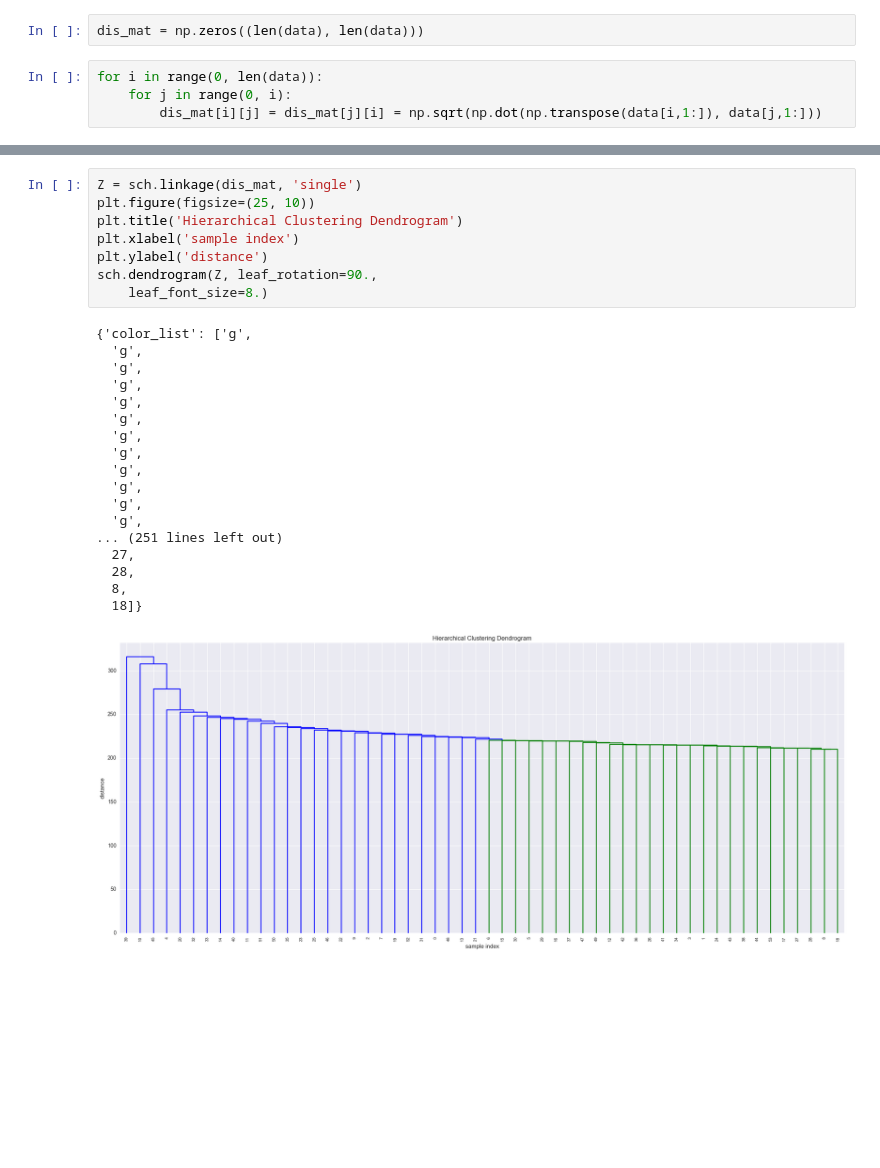
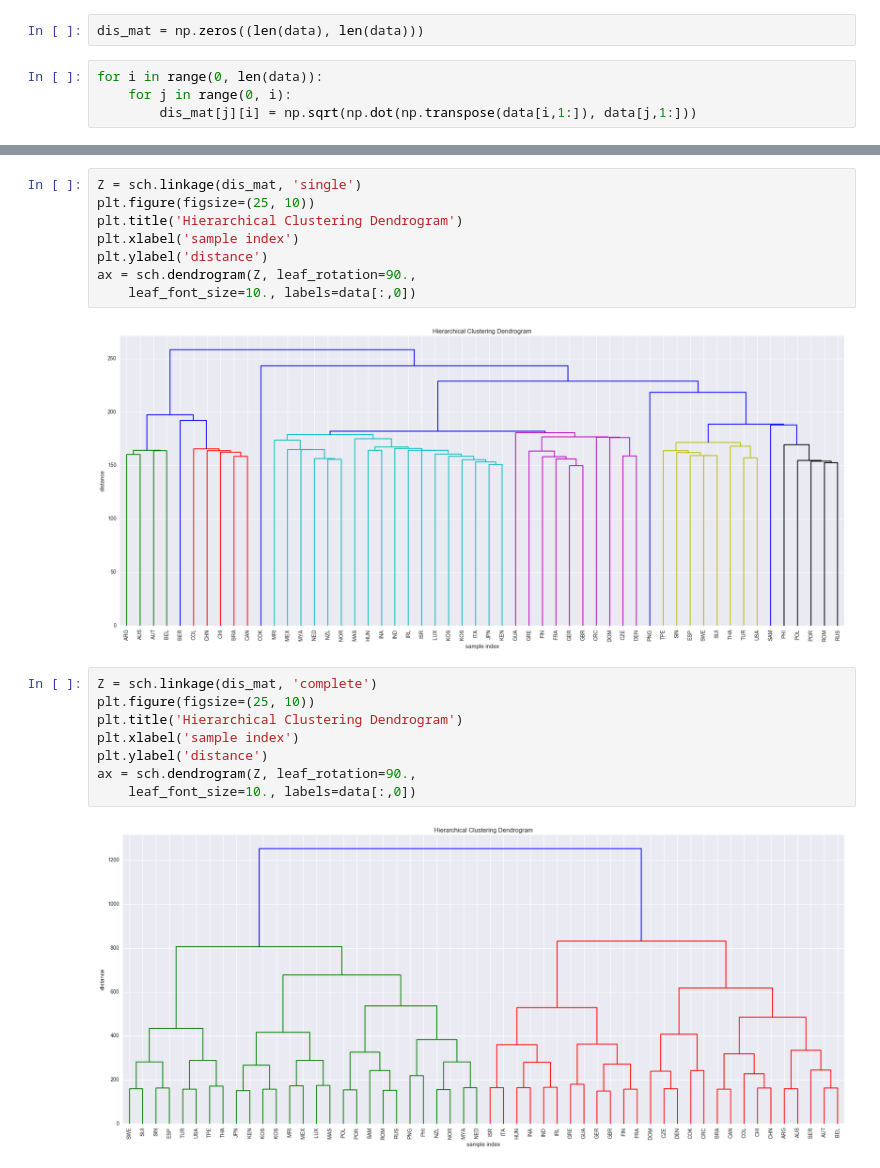
Before and after one commit to travisloebs/STA-6707, a Jupyter notebook: Loebs STA 6707 Project 2.ipynb, the cells around one changed output, grey strips where cells are left out. Cells and saved outputs as stored; diff of their text form; blank space fills up the shorter version.

```diff
--- a/Loebs STA 6707 Project 2.ipynb
+++ b/Loebs STA 6707 Project 2.ipynb
@@ -17,7 +17,7 @@ dis_mat = np.zeros((len(data), len(data)))
 # %%
 for i in range(0, len(data)):
     for j in range(0, i):
-        dis_mat[i][j] = dis_mat[j][i] = np.sqrt(np.dot(np.transpose(data[i,1:]), data[j,1:]))
+        dis_mat[j][i] = np.sqrt(np.dot(np.transpose(data[i,1:]), data[j,1:]))
 # %%
 f, ax = plt.subplots(figsize=(10, 10))
 sns.heatmap(dis_mat, ax=ax, xticklabels=data[:,0], yticklabels=data[:,0])
@@ -27,27 +27,20 @@ sns.heatmap(dis_mat, ax=ax, xticklabels=data[:,0], yticklabels=data[:,0])
 # %%
 Z = sch.linkage(dis_mat, 'single')
 plt.figure(figsize=(25, 10))
 plt.title('Hierarchical Clustering Dendrogram')
 plt.xlabel('sample index')
 plt.ylabel('distance')
-sch.dendrogram(Z, leaf_rotation=90.,
-    leaf_font_size=8.)
+ax = sch.dendrogram(Z, leaf_rotation=90.,
+    leaf_font_size=10., labels=data[:,0])
 # %% [output]
-{'color_list': ['g',
-  'g',
-  'g',
-  'g',
-  'g',
-  'g',
-  'g',
-  'g',
-  'g',
-  'g',
-  'g',
-  'g',
-... (251 lines left out)
-  27,
-  28,
-  8,
-  18]}
-[figure, old version]
+[figure, new version]
+# %%
+Z = sch.linkage(dis_mat, 'complete')
+plt.figure(figsize=(25, 10))
+plt.title('Hierarchical Clustering Dendrogram')
+plt.xlabel('sample index')
+plt.ylabel('distance')
+ax = sch.dendrogram(Z, leaf_rotation=90.,
+    leaf_font_size=10., labels=data[:,0])
+# %% [output]
+[figure, added]
```
Also changed, not shown: parts of 1 cell of this notebook.
